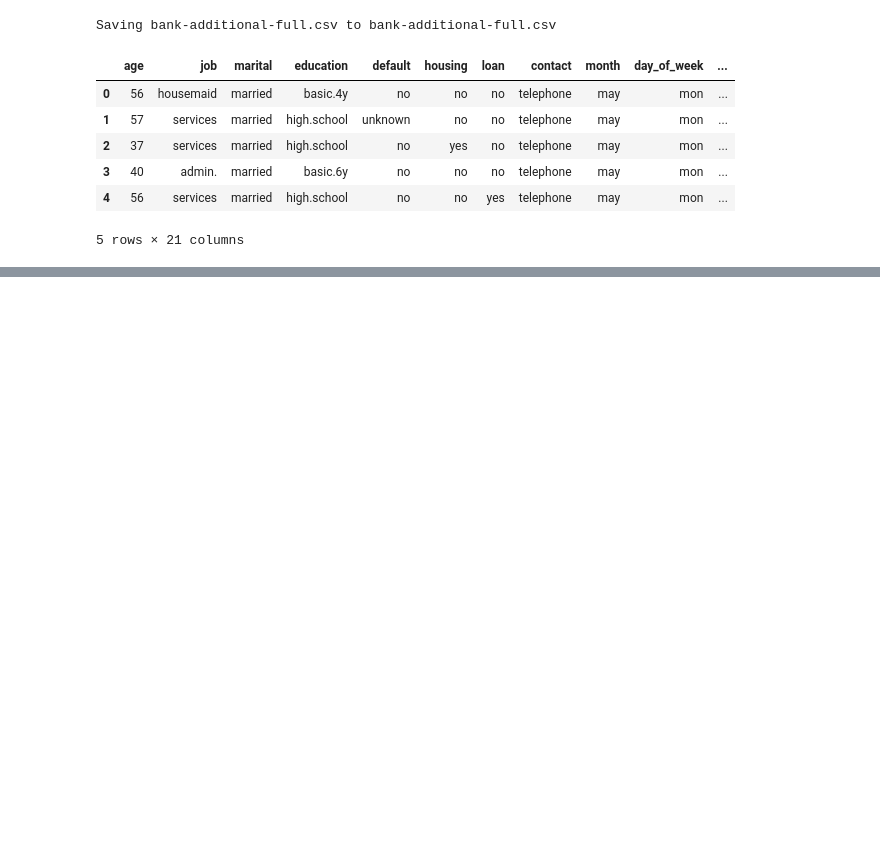
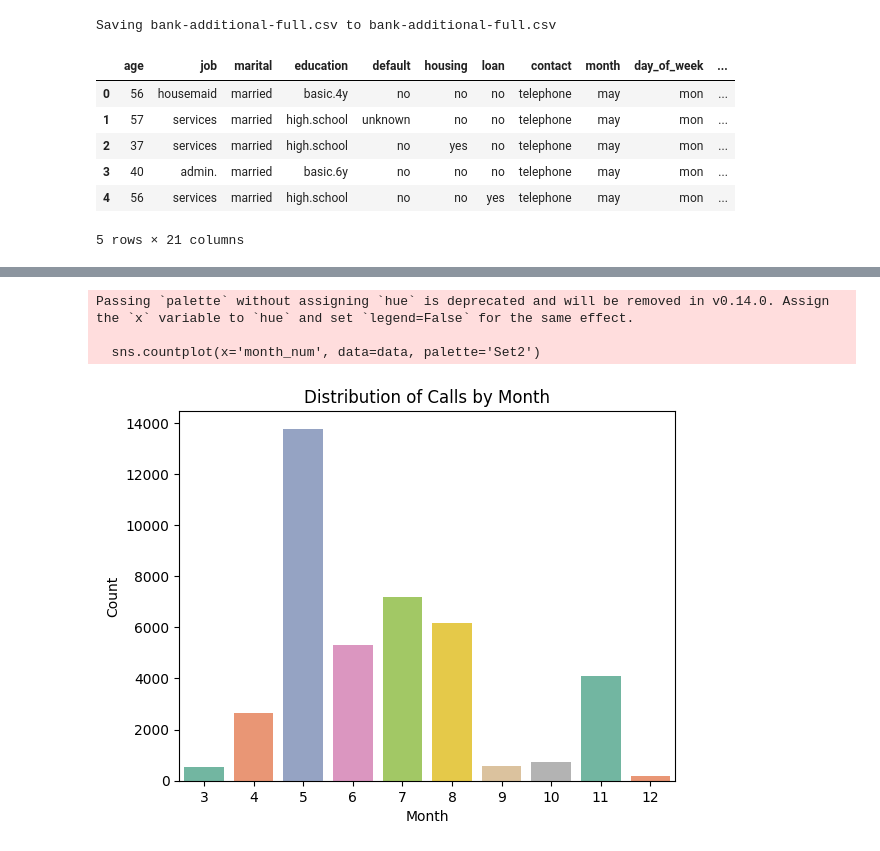
Before and after one commit to dilshanindi/Bank_Marketing, a Jupyter notebook: ML_CW.ipynb, the cells around one changed output, grey strips where cells are left out. Drawn from its saved outputs; the diff is of its cells as text; code cells hidden in the pictures; blank space fills up the shorter version.

```diff
--- a/ML_CW.ipynb
+++ b/ML_CW.ipynb
@@ -96,0 +137,17 @@ Target distribution after SMOTE: [36548 36548]
+# %%
+# Encode month as numerical values (Jan=1, Feb=2, ...)
+month_map = {'jan': 1, 'feb': 2, 'mar': 3, 'apr': 4, 'may': 5, 'jun': 6,
+             'jul': 7, 'aug': 8, 'sep': 9, 'oct': 10, 'nov': 11, 'dec': 12}
+data['month_num'] = data['month'].map(month_map)
+
+# Visualize month distribution
+sns.countplot(x='month_num', data=data, palette='Set2')
+plt.title('Distribution of Calls by Month')
+plt.xlabel('Month')
+plt.ylabel('Count')
+plt.show()
+# %% [output]
+Passing `palette` without assigning `hue` is deprecated and will be removed in v0.14.0. Assign the `x` variable to `hue` and set `legend=False` for the same effect.
+
+  sns.countplot(x='month_num', data=data, palette='Set2')
+[figure, added]
```
Also changed, not shown: parts of 29 cells of this notebook.
